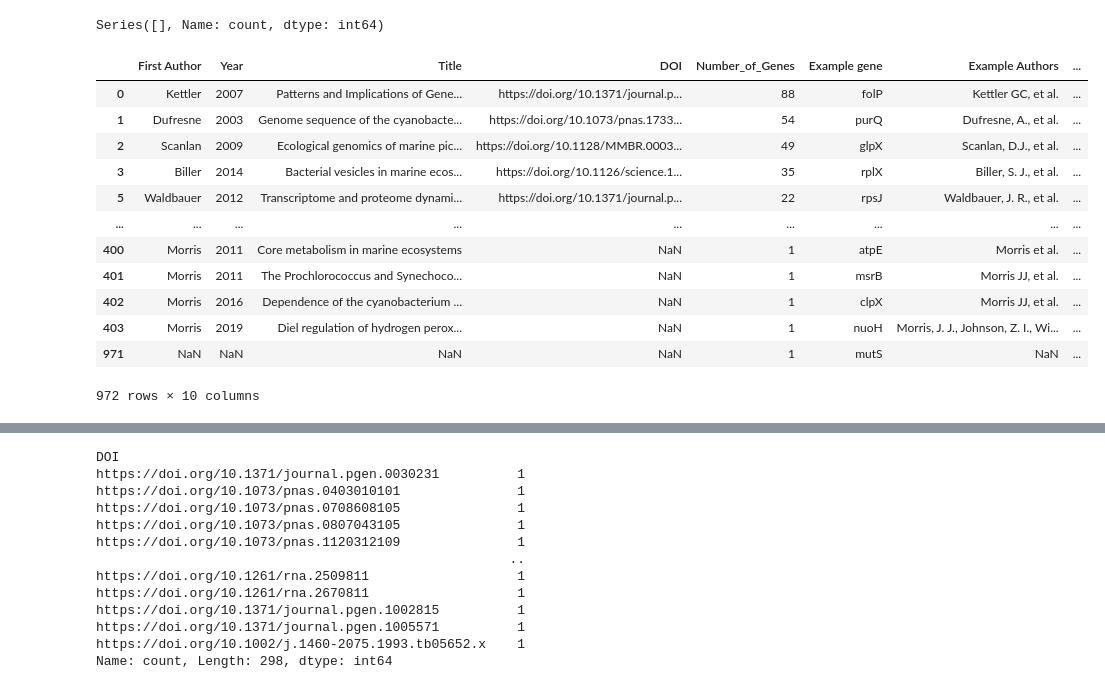
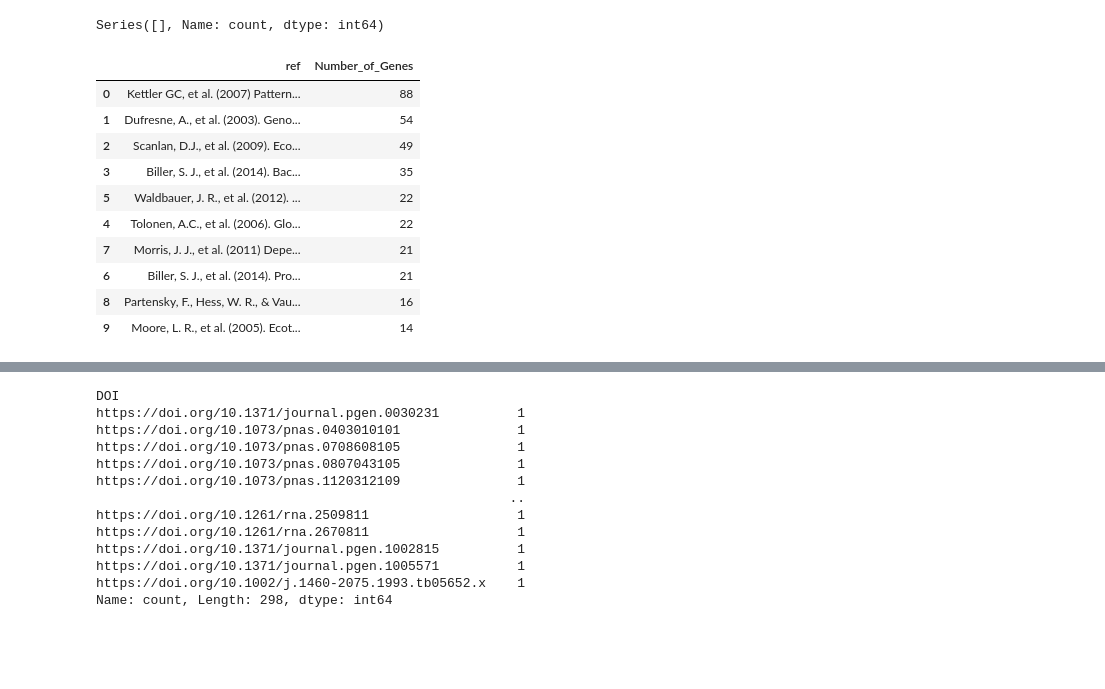
Before and after one commit to wosnat/llm_gene_expression, a Jupyter notebook: Review Paper 1 - single prompt/single prompt display.ipynb, the cells around one changed output, grey strips where cells are left out. Cells and saved outputs as stored; diff of their text form; code cells hidden in the pictures; blank space fills up the shorter version.

```diff
--- a/Review Paper 1 - single prompt/single prompt display.ipynb
+++ b/Review Paper 1 - single prompt/single prompt display.ipynb
@@ -621,18 +621,18 @@ reference_df.loc[~reference_df['crossref DOI'].isna() & ~reference_df['crossref
 # %% [output]
 Series([], Name: count, dtype: int64)
 # %%
-number_of_references_df
+number_of_references_df['ref'] = number_of_references_df['Example full reference'] + ' ' + number_of_references_df['DOI']
+with pd.option_context('display.max_colwidth', None):
+    display(number_of_references_df[['ref',  'Number_of_Genes']].head(10))
 # %% [output]
-|  | First Author | Year | Title | DOI | Number_of_Genes | Example gene | Example Authors | ... |
-| 0 | Kettler | 2007 | Patterns and Implications of Gene... | https://doi.org/10.1371/journal.p... | 88 | folP | Kettler GC, et al. | ... |
-| 1 | Dufresne | 2003 | Genome sequence of the cyanobacte... | https://doi.org/10.1073/pnas.1733... | 54 | purQ | Dufresne, A., et al. | ... |
-| 2 | Scanlan | 2009 | Ecological genomics of marine pic... | https://doi.org/10.1128/MMBR.0003... | 49 | glpX | Scanlan, D.J., et al. | ... |
-| 3 | Biller | 2014 | Bacterial vesicles in marine ecos... | https://doi.org/10.1126/science.1... | 35 | rplX | Biller, S. J., et al. | ... |
-| 5 | Waldbauer | 2012 | Transcriptome and proteome dynami... | https://doi.org/10.1371/journal.p... | 22 | rpsJ | Waldbauer, J. R., et al. | ... |
-| ... | ... | ... | ... | ... | ... | ... | ... | ... |
-| 400 | Morris | 2011 | Core metabolism in marine ecosystems | NaN | 1 | atpE | Morris et al. | ... |
-| 401 | Morris | 2011 | The Prochlorococcus and Synechoco... | NaN | 1 | msrB | Morris JJ, et al. | ... |
-| 402 | Morris | 2016 | Dependence of the cyanobacterium ... | NaN | 1 | clpX | Morris JJ, et al. | ... |
-| 403 | Morris | 2019 | Diel regulation of hydrogen perox... | NaN | 1 | nuoH | Morris, J. J., Johnson, Z. I., Wi... | ... |
-| 971 | NaN | NaN | NaN | NaN | 1 | mutS | NaN | ... |
+|  | ref | Number_of_Genes |
+| 0 | Kettler GC, et al. (2007) Pattern... | 88 |
+| 1 | Dufresne, A., et al. (2003). Geno... | 54 |
+| 2 | Scanlan, D.J., et al. (2009). Eco... | 49 |
+| 3 | Biller, S. J., et al. (2014). Bac... | 35 |
+| 5 | Waldbauer, J. R., et al. (2012). ... | 22 |
+| 4 | Tolonen, A.C., et al. (2006). Glo... | 22 |
+| 7 | Morris, J. J., et al. (2011) Depe... | 21 |
+| 6 | Biller, S. J., et al. (2014). Pro... | 21 |
+| 8 | Partensky, F., Hess, W. R., & Vau... | 16 |
+| 9 | Moore, L. R., et al. (2005). Ecot... | 14 |
-972 rows × 10 columns
```
Also changed, not shown: parts of 11 cells of this notebook, 2 other files.
